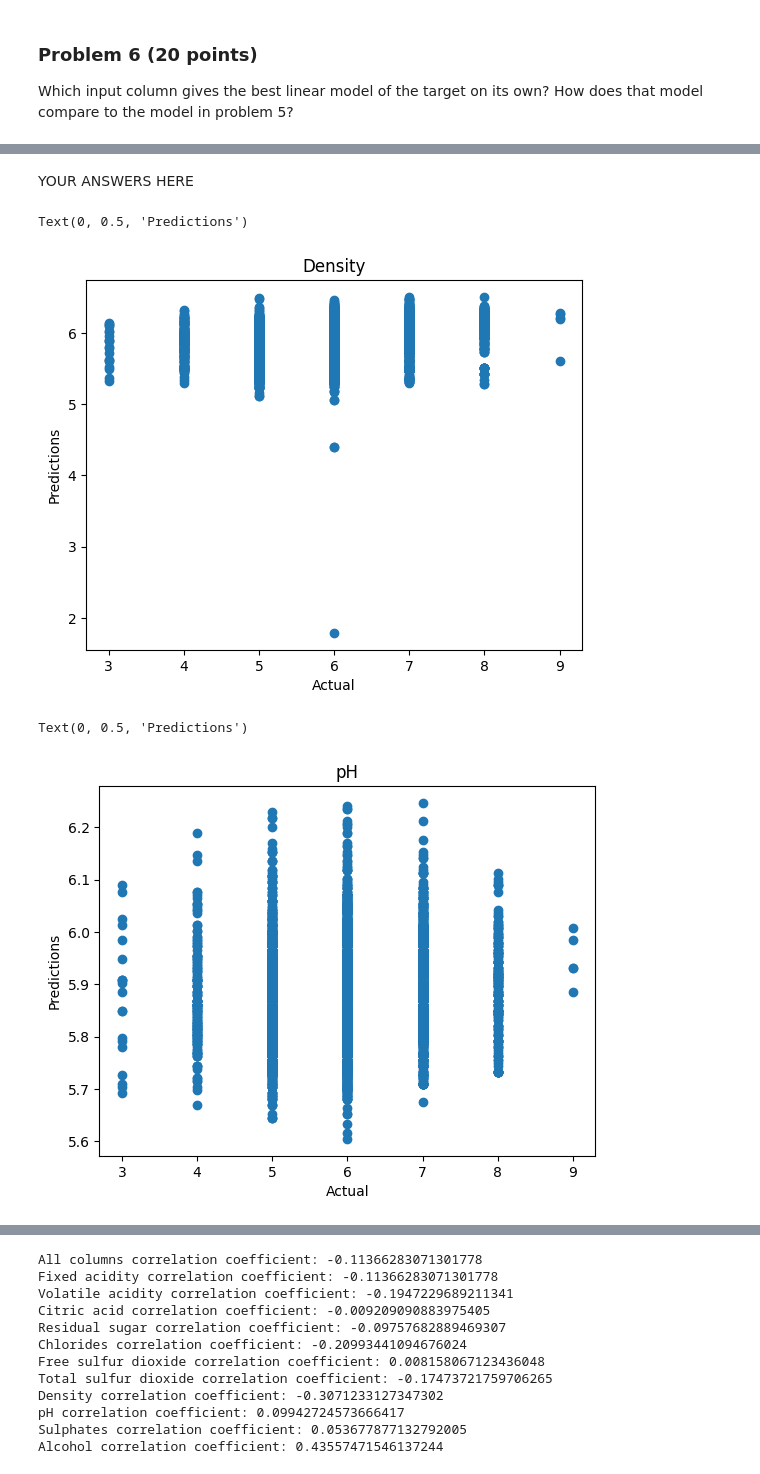
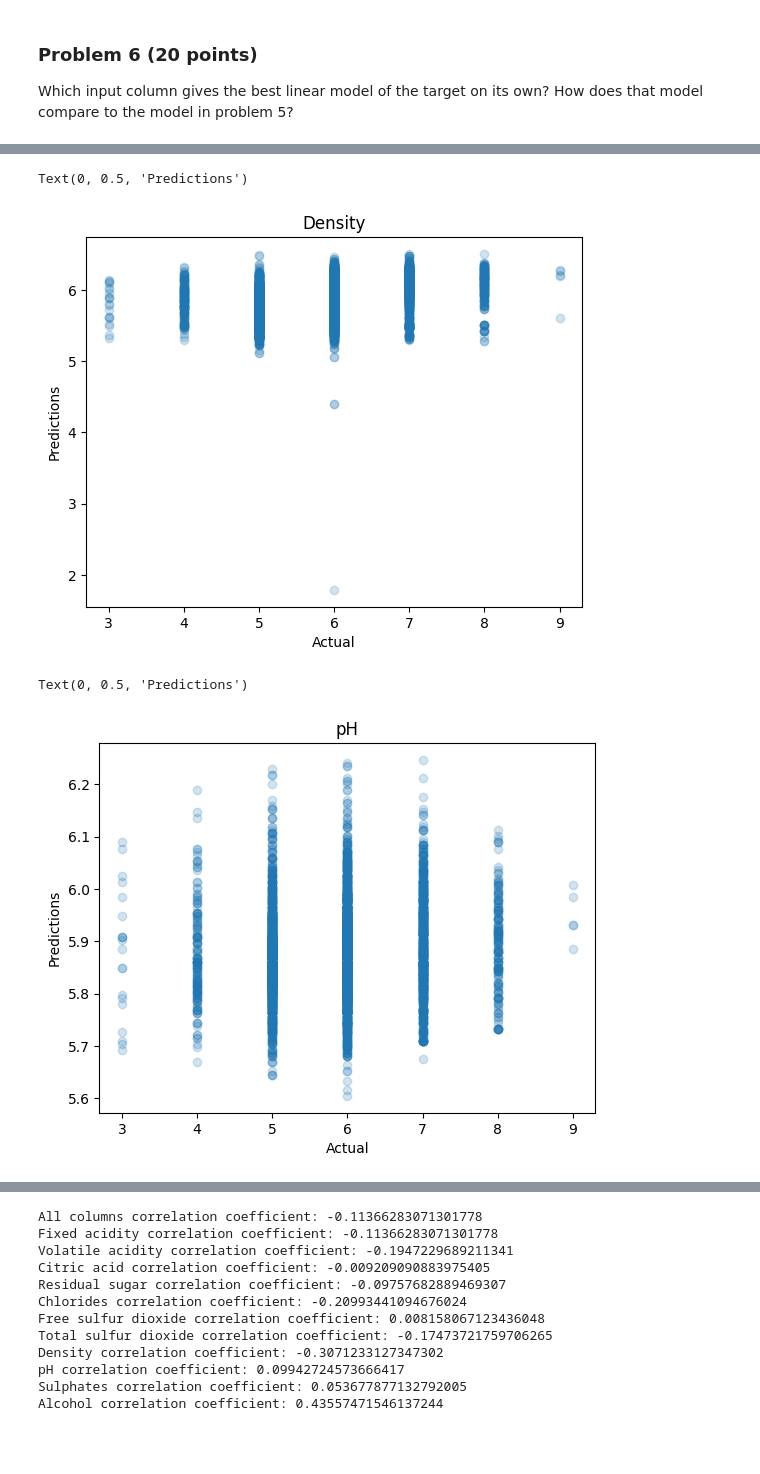
Before and after one commit to amadara1/dx601-final-project, a Jupyter notebook: project.ipynb, the cells around one changed output, grey strips where cells are left out. Cells and saved outputs as stored; diff of their text form; code cells hidden in the pictures; blank space fills up the shorter version.

```diff
--- a/project.ipynb
+++ b/project.ipynb
@@ -387,5 +387,3 @@ Text(0, 0.5, 'Predictions')
-# %% [markdown]
-YOUR ANSWERS HERE
 # %%
 # Density
 
@@ -397,31 +395,31 @@ model_density.fit(density, Y)
 pred_density = model_density.predict(density)
 
 
-plt.scatter(Y, pred_density)
+plt.scatter(Y, pred_density, alpha=0.2)
 plt.title('Density')
 plt.xlabel('Actual')
 plt.ylabel('Predictions')
 # %% [output]
 Text(0, 0.5, 'Predictions')
-[figure, old version]
+[figure, new version]
 # %%
 # pH
 
 ph = np.array(wine[['pH']], dtype="float")
 
 model_ph = sklearn.linear_model.LinearRegression()
 model_ph.fit(ph, Y)
 
 pred_ph = model_ph.predict(ph)
 
 
-plt.scatter(Y, pred_ph)
+plt.scatter(Y, pred_ph, alpha=0.2)
 plt.title('pH')
 plt.xlabel('Actual')
 plt.ylabel('Predictions')
 # %% [output]
 Text(0, 0.5, 'Predictions')
-[figure, old version]
+[figure, new version]
 # %%
 # Sulphates
 
```
Also changed, not shown: parts of 34 cells of this notebook.
